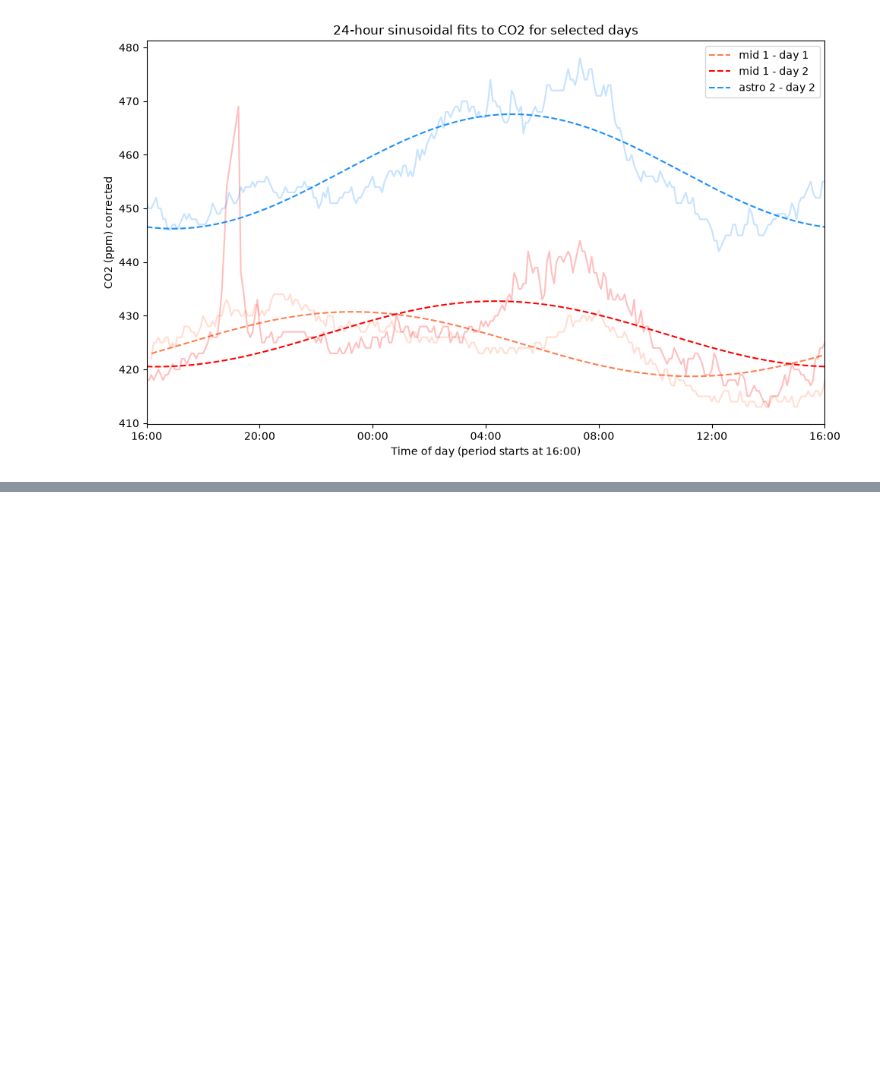
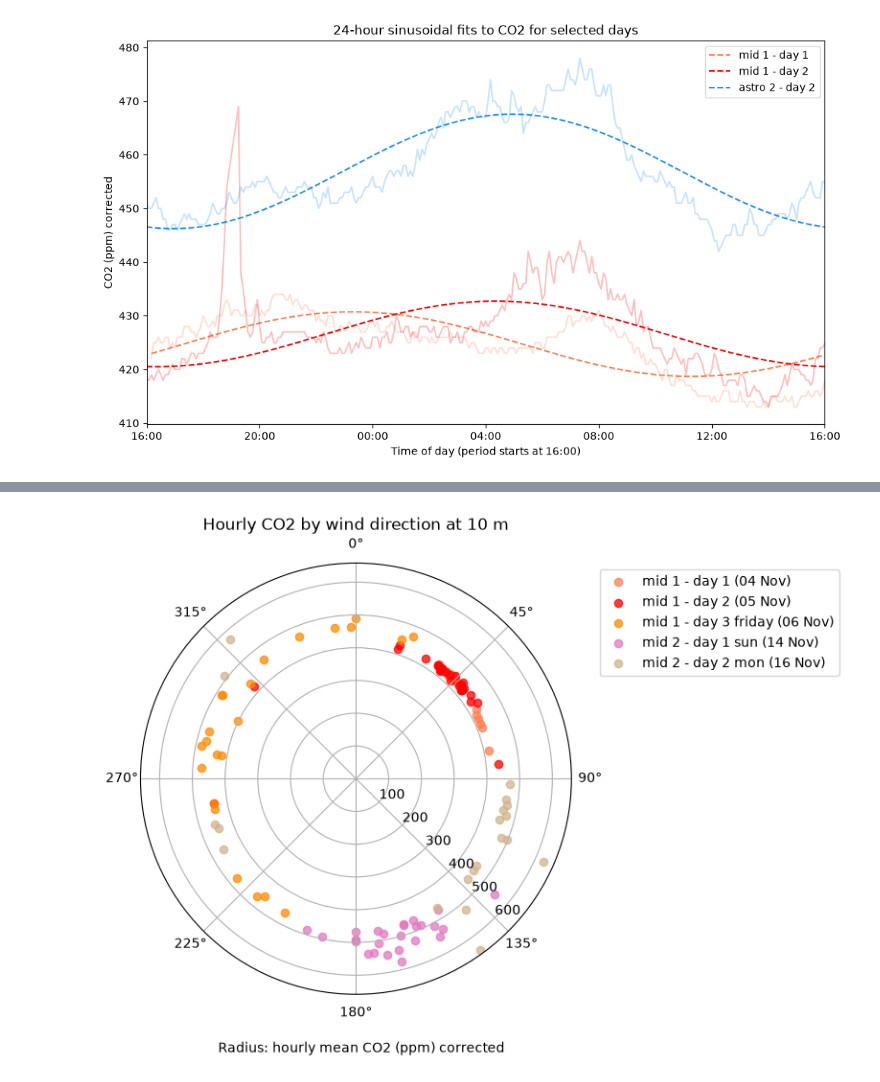
Before and after one commit to lindaccyy-stack/EDAAi, a Jupyter notebook: data_analysis.ipynb, the cells around one changed output, grey strips where cells are left out. Cells and saved outputs as stored; diff of their text form; code cells hidden in the pictures; blank space fills up the shorter version.

```diff
--- a/data_analysis.ipynb
+++ b/data_analysis.ipynb
@@ -324,0 +547,44 @@ CO2(t) = 456.90 + -2.59 * sin(2πt/24) + -10.35 * cos(2πt/24)
+# %%
+# CO2 versus hourly 10 m wind direction for the Figure 9 periods
+wind_direction = pd.read_csv('hourly_weather_data.csv', usecols=['date', 'wind_direction_10m'])
+wind_direction['hour_utc'] = pd.to_datetime(wind_direction['date'], utc=True)
+wind_direction['wind_direction_10m'] = pd.to_numeric(wind_direction['wind_direction_10m'], errors='coerce')
+wind_direction = wind_direction.dropna(subset=['hour_utc', 'wind_direction_10m'])
+
+wind_co2 = aligned.merge(
+    wind_direction[['hour_utc', 'wind_direction_10m']],
+    on='hour_utc', how='inner', validate='one_to_one'
+)
+wind_co2 = wind_co2[
+    wind_co2['wind_direction_10m'].between(0, 360)
+    & (wind_co2['wind_speed_10m'] > 0)
+]
+
+fig_rose, ax_rose = plt.subplots(figsize=(8, 8), subplot_kw={'projection': 'polar'})
+ax_rose.set_theta_zero_location('N')
+ax_rose.set_theta_direction(-1)
+
+for start, end, label, colour in weather_periods:
+    selected = wind_co2[
+        (wind_co2['local_time'] >= pd.Timestamp(start))
+        & (wind_co2['local_time'] <= pd.Timestamp(end))
+    ]
+    if selected.empty:
+        print(f'{label}: no matching hourly CO2 and wind direction data')
+        continue
+    ax_rose.scatter(
+        np.deg2rad(selected['wind_direction_10m']),
+        selected['CO2 (ppm) corrected'],
+        color=colour, alpha=0.75, s=35,
+        label=f'{label} ({pd.Timestamp(start):%d %b})',
+    )
+
+ax_rose.set_ylim(bottom=0)
+ax_rose.set_rlabel_position(135)
+ax_rose.set_title('Hourly CO2 by wind direction at 10 m', pad=25)
+ax_rose.legend(loc='upper left', bbox_to_anchor=(1.05, 1))
+fig_rose.text(0.35, 0.13, 'Radius: hourly mean CO2 (ppm) corrected', ha='center')
+fig_rose.tight_layout()
+plt.show()
+# %% [output]
+[figure, added]
```
Also changed, not shown: parts of 3 cells of this notebook, 11 other files.
